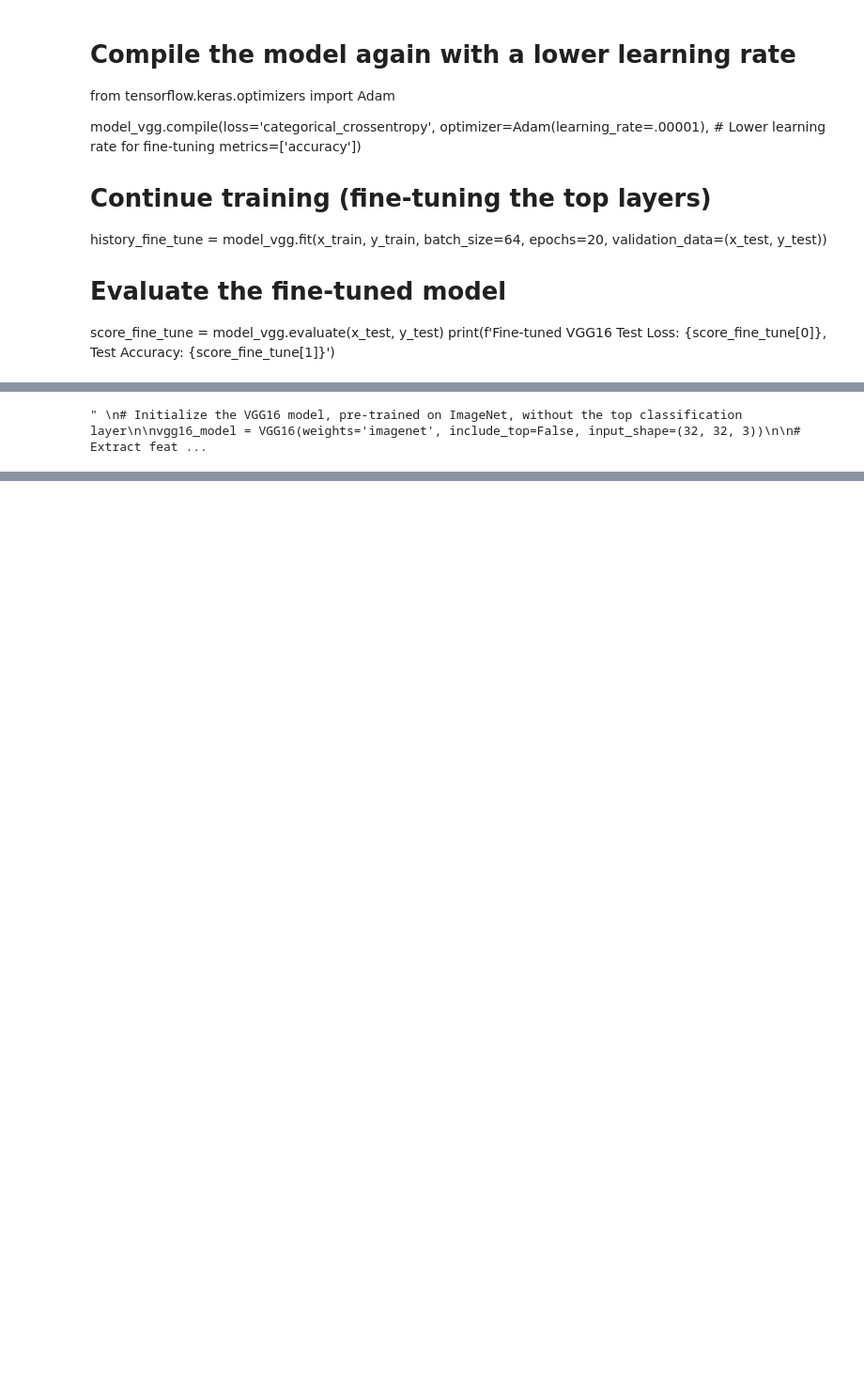
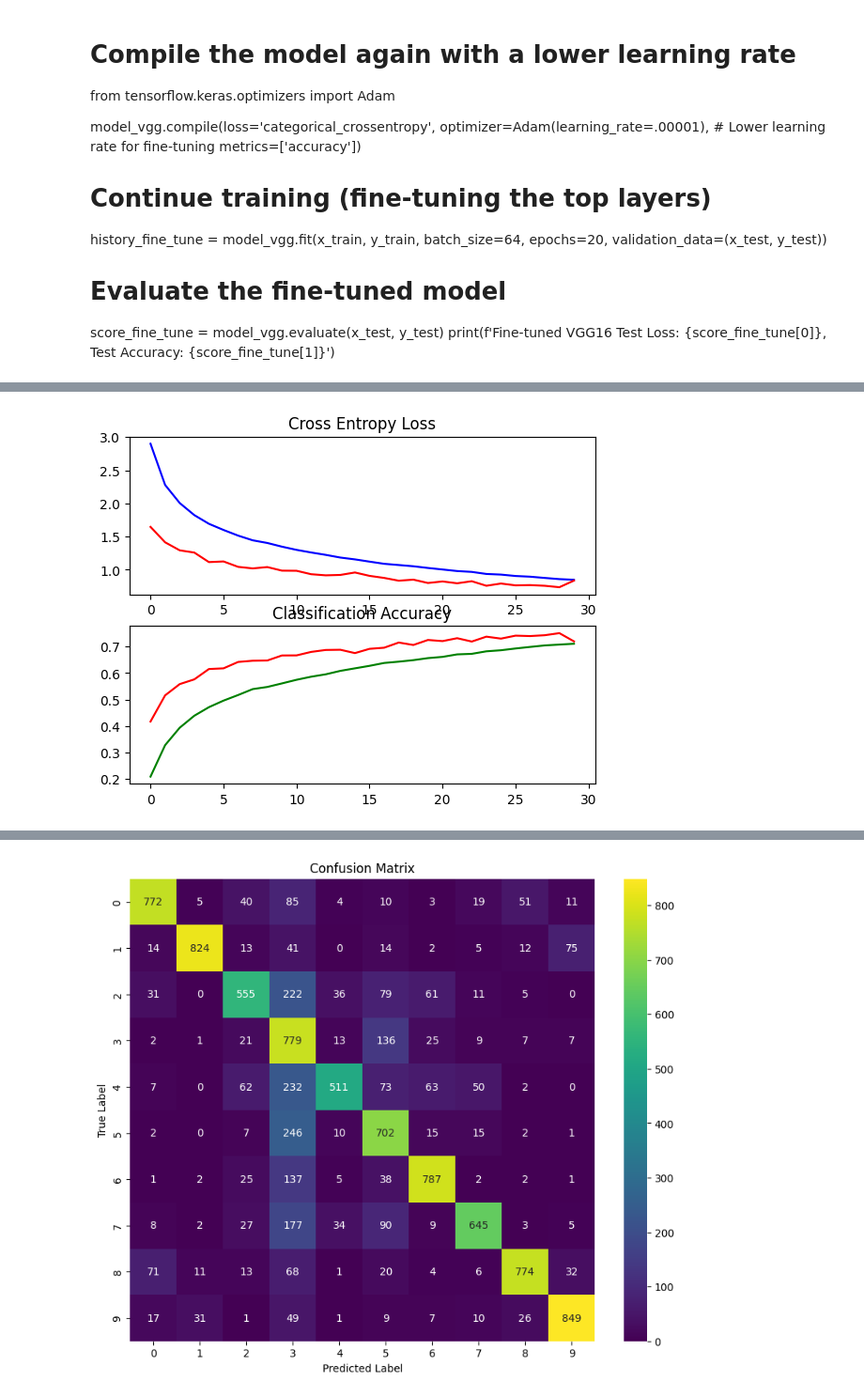
Before and after one commit to karthik-kk-aiml/04-deep-learning-cnn-image-classification, a Jupyter notebook: Project 1.ipynb, the cells around one changed output, grey strips where cells are left out. Shown at 94% size. Saved outputs shown, nothing was run; the diff lists cells and outputs as text; code cells hidden in the pictures; blank space fills up the shorter version.

```diff
--- a/Project 1.ipynb
+++ b/Project 1.ipynb
@@ -246,25 +237,25 @@ for layer in vgg_model.layers:
 model_vgg = models.Sequential([
     vgg_model,
     layers.Flatten(),
+
     layers.Dense(1024, activation='relu'),
     layers.BatchNormalization(),
-    layers.Dropout(0.2),
+    layers.Dropout(0.5),
 
     layers.Dense(512, activation='relu'),
     layers.BatchNormalization(),
-    layers.Dropout(0.2),
+    layers.Dropout(0.5),
 
     layers.Dense(256, activation='relu'),
     layers.BatchNormalization(),
-    layers.Dropout(0.2),
-
+    layers.Dropout(0.5),
     layers.Dense(10, activation='softmax')
 ])
 
 
 # Compile the model
 model_vgg.compile(loss='categorical_crossentropy',
-                  optimizer='adam', #Adjust learning rate
+                  optimizer=Adam(learning_rate=0.00001), #Adjust learning rate
                   metrics=['accuracy'])
 
 model_vgg.summary()
@@ -451,6 +481,6 @@ model_vgg.compile(
 history_fine_tune = model_vgg.fit(
     train_ds,                   # Your training dataset
     validation_data=test_ds,    # Your test dataset
-    epochs=10,                  # Fine-tune for a few epochs, starting with 10 and then will try 20
+    epochs=30,                  # Fine-tune for a few epochs, starting with 10 and then will try 20
     batch_size=128              # Adjust batch size as needed, starting with 128 will adjust to 64
 )
@@ -462,19 +513,37 @@ print(f'Fine-tuned VGG16 Test Loss: {score_fine_tune[0]}, Test Accuracy: {score_
-# %%
-"""
-# Initialize the VGG16 model, pre-trained on ImageNet, without the top classification layer
-
-vgg16_model = VGG16(weights='imagenet', include_top=False, input_shape=(32, 32, 3))
-
-# Extract features for the training and test sets
-train_features = vgg16_model.predict(x_train)
-test_features = vgg16_model.predict(x_test)
-
-# Reshape the extracted features
-train_features = train_features.reshape(train_features.shape[0], -1)
-test_features = test_features.reshape(test_features.shape[0], -1)
-
-# Now the extracted features (train_features and test_features) can be used for further processing
-print('Train features shape:', train_features.shape)
-print('Test features shape:', test_features.shape) """
-# %% [output]
-" \n# Initialize the VGG16 model, pre-trained on ImageNet, without the top classification layer\n\nvgg16_model = VGG16(weights='imagenet', include_top=False, input_shape=(32, 32, 3))\n\n# Extract feat ...
+# %%
+# Get the true labels and Make predictions
+y_true = np.concatenate([y for x, y in test_ds], axis=0)
+y_pred = model_vgg.predict(test_ds)
+y_pred_classes = np.argmax(y_pred, axis=1)  # Convert probabilities to class predictions
+y_true_classes = np.argmax(y_true, axis=1)
+
+# plot loss
+plt.subplot(211)
+plt.title('Cross Entropy Loss')
+plt.plot(history_fine_tune.history['loss'], color='blue', label='train')
+plt.plot(history_fine_tune.history['val_loss'], color='red', label='val')
+
+# plot accuracy
+plt.subplot(212)
+plt.title('Classification Accuracy')
+plt.plot(history_fine_tune.history['accuracy'], color='green', label='train')
+plt.plot(history_fine_tune.history['val_accuracy'], color='red', label='val')
+plt.show()
+
+# Evaluate the model on the test dataset
+test_loss, test_accuracy = model_vgg.evaluate(test_ds)
+# Print the results
+print(f'Test Loss: {test_loss}')
+print(f'Test Accuracy: {test_accuracy}')
+
+# Compute the confusion matrix
+cm = confusion_matrix(y_true_classes, y_pred_classes)
+
+# Plot the confusion matrix
+plt.figure(figsize=(10, 8))
+sns.heatmap(cm, annot=True, fmt='d', cmap='viridis', xticklabels=range(10), yticklabels=range(10))
+plt.title('Confusion Matrix')
+plt.ylabel('True Label')
+plt.xlabel('Predicted Label')
+plt.show()
+# %% [output]
@@ -480,0 +551 @@ print('Test features shape:', test_features.shape) """
+[figure, added]
@@ -480,0 +555 @@ print('Test features shape:', test_features.shape) """
+[figure, added]
```
Also changed, not shown: parts of 12 cells of this notebook.
